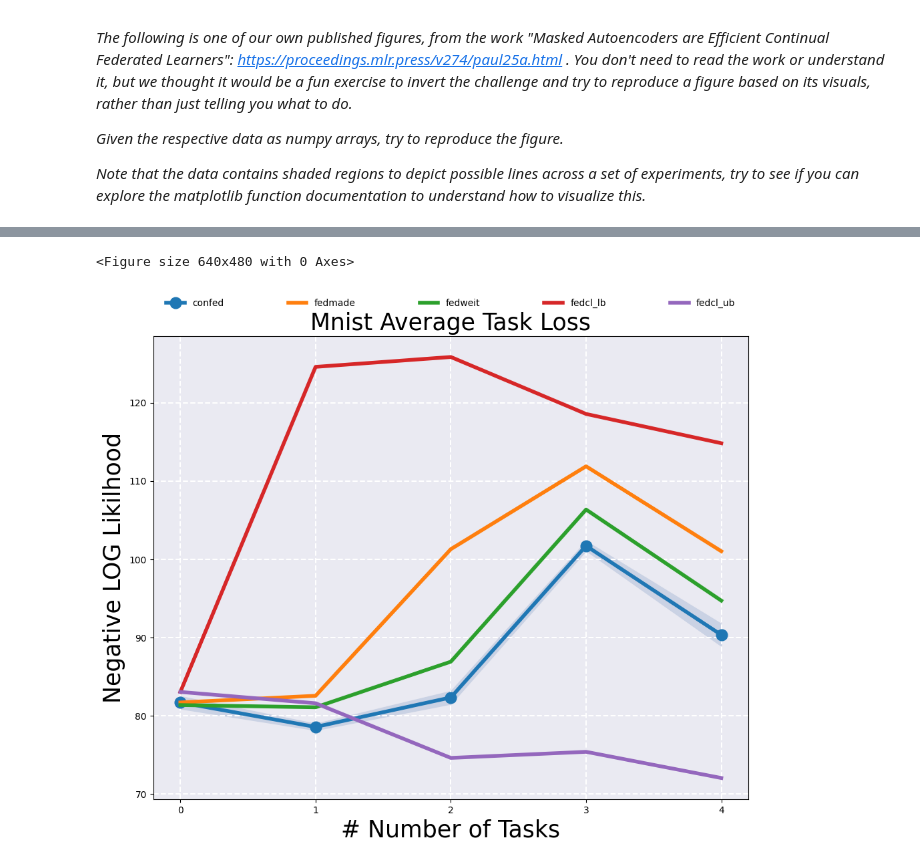
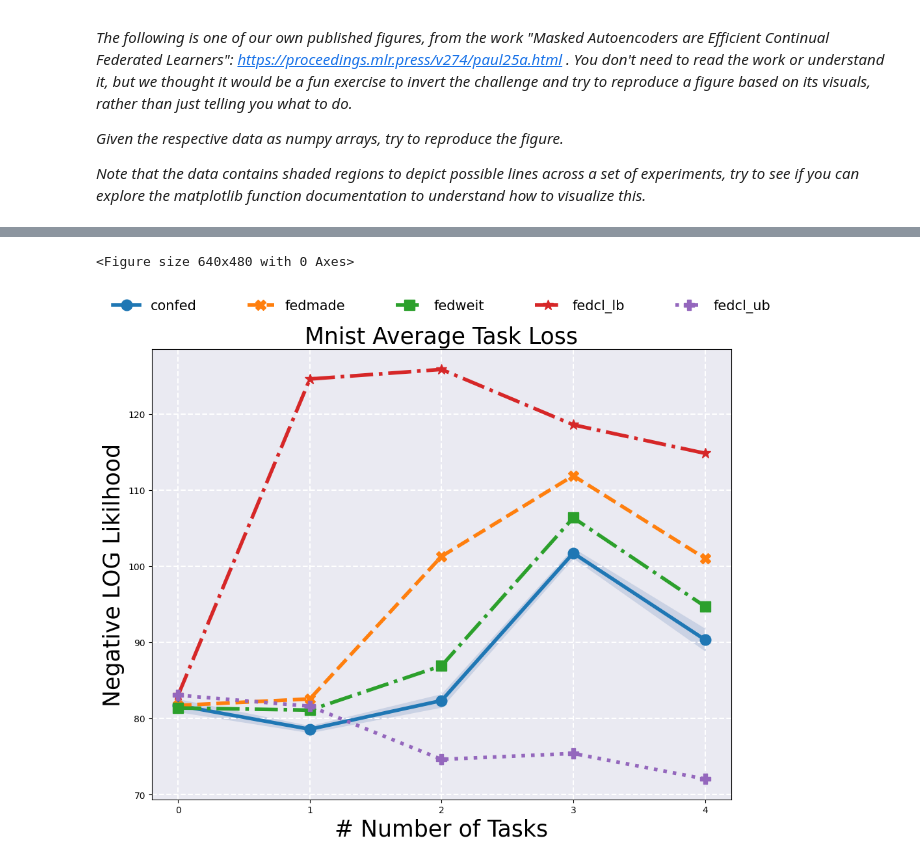
Before and after one commit to cl1nch/PY-TUT-2026, a Jupyter notebook: visualization_intro.ipynb, the cells around one changed output, grey strips where cells are left out. Drawn from its saved outputs; the diff is of its cells as text; code cells hidden in the pictures.

```diff
--- a/visualization_intro.ipynb
+++ b/visualization_intro.ipynb
@@ -257,7 +257,6 @@ Beachte, dass die Daten schattierte Bereiche enthalten, um mögliche Abweichunge
 # %%
 import numpy as np
 import matplotlib.pyplot as plt
-import seaborn as sns
 
 confed = np.array([
 [81.154,79.113,83.158,101.926,91.384],
@@ -289,6 +288,8 @@ fedcl_ub = np.array([
 [83.19,82.23,73.83,76.78,73.76]
 ])
 
+#
+
 
 # add your solutions here
 
@@ -296,43 +297,44 @@ fig1 = plt.figure()
 plt.figure(figsize=(11.5,9))
 ax = plt.axes()
 ax.set_facecolor('#eaeaf2')
 plt.grid(True, linestyle='dashed',linewidth='1.5', color='white', alpha=1)
 
 font_title = {
               'color':  'black',
               'weight': 'normal',
               'size': 25}
 
 font_axes = {
               'color':  'black',
               'weight': 'normal',
               'size': 25}
 
+
+# mit schleife lösen:
 x = np.arange(confed.shape[1])
+mean_confed = np.mean(confed, axis=0)
+std_confed = np.std(confed, axis=0)
 
-mean = np.mean(confed, axis=0)
-std = np.std(confed, axis=0)
-
-plt.plot(np.mean(confed,axis=0), label='confed', marker = 'o', ms=12, linewidth=4)
+plt.plot(np.mean(confed,axis=0), label='confed', marker = 'o', ms=12, linestyle='solid', linewidth=4)
 plt.fill_between(x,
-                 mean - std,
-                 mean + std,
+                 mean_confed - std_confed,
+                 mean_confed + std_confed,
                  color='#cad2e4')
 
-plt.plot(np.mean(fedmade,axis=0), label='fedmade', linewidth=4)
-plt.plot(np.mean(fedweit,axis=0), label='fedweit', linewidth=4)
-plt.plot(np.mean(fedcl_lb,axis=0), label='fedcl_lb', linewidth=4)
-plt.plot(np.mean(fedcl_ub,axis=0), label='fedcl_ub', linewidth=4)
+plt.plot(np.mean(fedmade,axis=0), label='fedmade', linewidth=4, marker = 'X', ms=12, linestyle='dashed')
+plt.plot(np.mean(fedweit,axis=0), label='fedweit', linewidth=4, marker = 's', ms=12, linestyle='dashdot')
+plt.plot(np.mean(fedcl_lb,axis=0), label='fedcl_lb', linewidth=4, marker = '*', ms=12, linestyle='dashdot')
+plt.plot(np.mean(fedcl_ub,axis=0), label='fedcl_ub', linewidth=4, marker = 'P', ms=12, linestyle='dotted')
 
-plt.legend(bbox_to_anchor=(0., 1.02, 1., .102), loc=5,
-  ncols=5, mode="expand", frameon=False, borderaxespad=1)
+plt.legend(bbox_to_anchor=(-.1, 1.05, 1.2, .102), fontsize=15,
+  ncols=5, mode="expand", frameon=False, borderaxespad=1, title_fontsize=30)
 
 plt.xticks([0, 1, 2, 3, 4])
 
 plt.xlabel("# Number of Tasks", fontdict=font_axes)
 plt.ylabel("Negative LOG Likilhood", fontdict=font_axes)
 plt.title("Mnist Average Task Loss", fontdict=font_title)
 plt.show()
 # %% [output]
 <Figure size 640x480 with 0 Axes>
-[figure, old version]
+[figure, new version]
```
Also changed, not shown: parts of 6 cells of this notebook.
